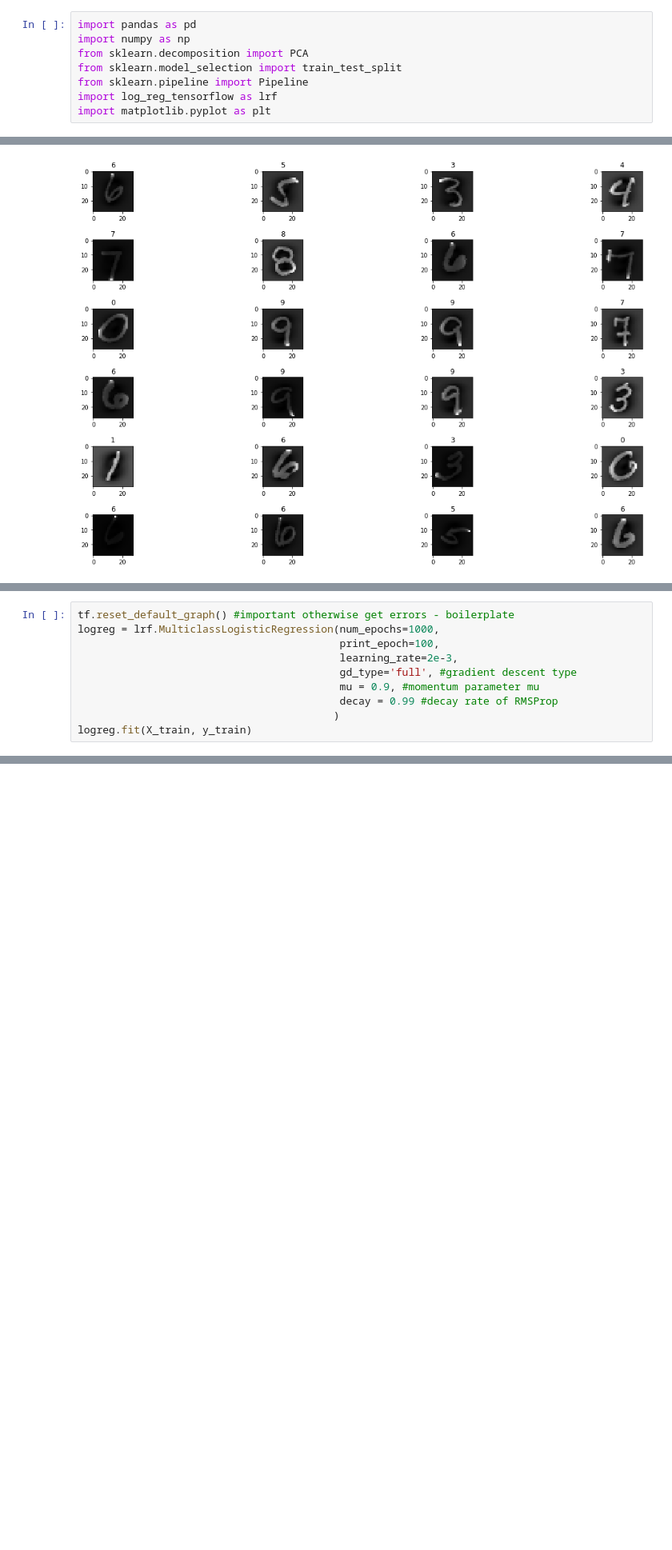
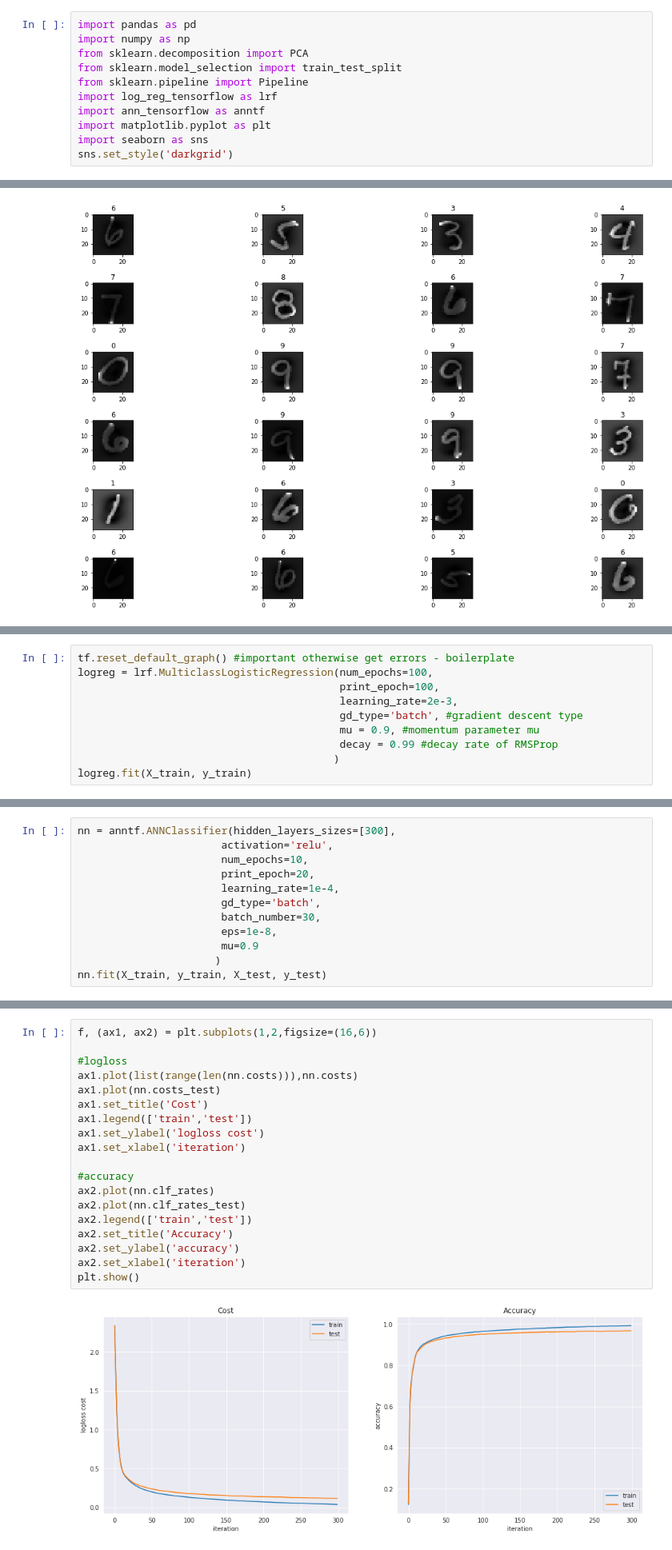
Before and after one commit to CaioMar/dsutils, a Jupyter notebook: DeepLearning/MNIST Tensorflow.ipynb, the cells around one changed output, grey strips where cells are left out. Shown at 80% size. Saved outputs shown, nothing was run; the diff lists cells and outputs as text; blank space fills up the shorter version.

```diff
--- a/DeepLearning/MNIST Tensorflow.ipynb
+++ b/DeepLearning/MNIST Tensorflow.ipynb
@@ -5,7 +5,10 @@ from sklearn.decomposition import PCA
 from sklearn.model_selection import train_test_split
 from sklearn.pipeline import Pipeline
 import log_reg_tensorflow as lrf
+import ann_tensorflow as anntf
 import matplotlib.pyplot as plt
+import seaborn as sns
+sns.set_style('darkgrid')
 # %%
 df = pd.read_csv("mnist_dataset/train.csv")
 # %%
@@ -41,9 +48,9 @@ f.tight_layout(pad=1.5)
 # %%
 tf.reset_default_graph() #important otherwise get errors - boilerplate
-logreg = lrf.MulticlassLogisticRegression(num_epochs=1000,
+logreg = lrf.MulticlassLogisticRegression(num_epochs=100,
                                           print_epoch=100,
                                           learning_rate=2e-3,
-                                          gd_type='full', #gradient descent type
+                                          gd_type='batch', #gradient descent type
                                           mu = 0.9, #momentum parameter mu
                                           decay = 0.99 #decay rate of RMSProp
                                          )
@@ -69,0 +79,12 @@ Model accuracy on test set: 0.8972619047619048
+# %%
+nn = anntf.ANNClassifier(hidden_layers_sizes=[300],
+                       activation='relu',
+                       num_epochs=10,
+                       print_epoch=20,
+                       learning_rate=1e-4,
+                       gd_type='batch',
+                       batch_number=30,
+                       eps=1e-8,
+                       mu=0.9
+                      )
+nn.fit(X_train, y_train, X_test, y_test)
@@ -69,0 +107,21 @@ Model accuracy on test set: 0.8972619047619048
+# %%
+f, (ax1, ax2) = plt.subplots(1,2,figsize=(16,6))
+
+#logloss
+ax1.plot(list(range(len(nn.costs))),nn.costs)
+ax1.plot(nn.costs_test)
+ax1.set_title('Cost')
+ax1.legend(['train','test'])
+ax1.set_ylabel('logloss cost')
+ax1.set_xlabel('iteration')
+
+#accuracy
+ax2.plot(nn.clf_rates)
+ax2.plot(nn.clf_rates_test)
+ax2.legend(['train','test'])
+ax2.set_title('Accuracy')
+ax2.set_ylabel('accuracy')
+ax2.set_xlabel('iteration')
+plt.show()
+# %% [output]
+[figure, added]
```
Also changed, not shown: parts of 12 cells of this notebook, 3 other files.
